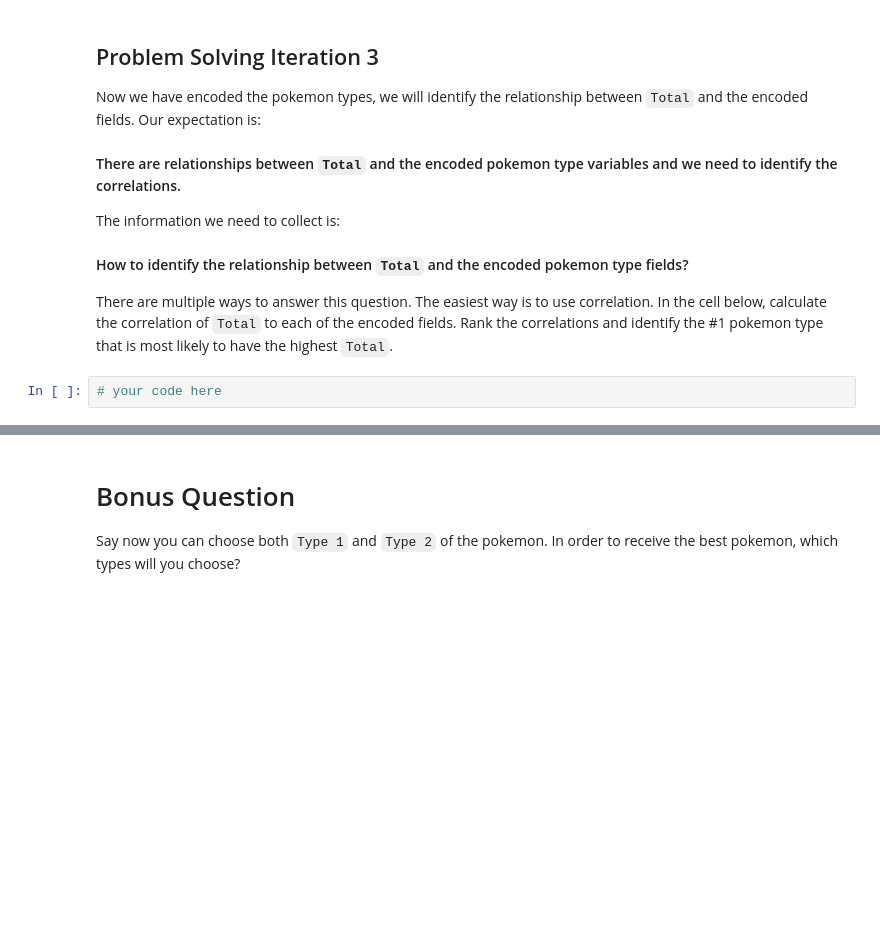
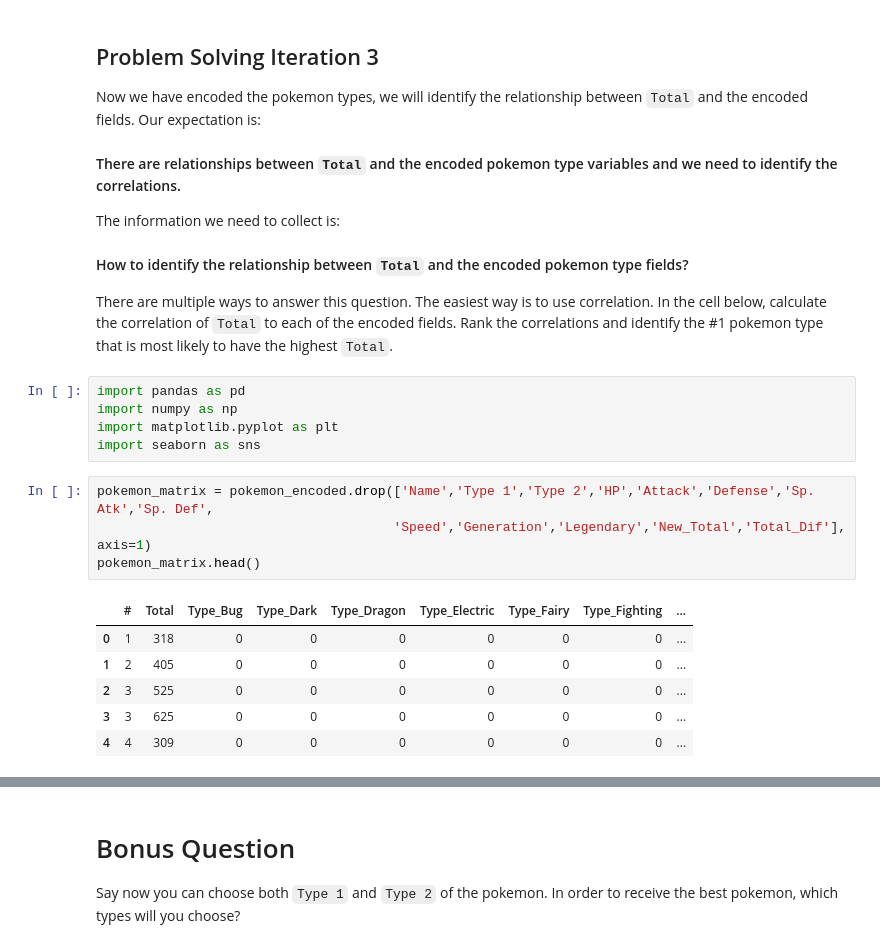
Before and after one commit to Dan2024IronHack/lab-dataframe-calculations, a Jupyter notebook: your-code/challenge-2.ipynb, the cells around one changed output, grey strips where cells are left out. Saved outputs shown, nothing was run; the diff lists cells and outputs as text; blank space fills up the shorter version.

```diff
--- a/your-code/challenge-2.ipynb
+++ b/your-code/challenge-2.ipynb
@@ -169,5 +190,19 @@ The information we need to collect is:
 #### How to identify the relationship between `Total` and the encoded pokemon type fields?
 
 There are multiple ways to answer this question. The easiest way is to use correlation. In the cell below, calculate the correlation of `Total` to each of the encoded fields. Rank the correlations and identify the #1 pokemon type that is most likely to have the highest `Total`.
-# %%
-# your code here
+# %%
+import pandas as pd
+import numpy as np
+import matplotlib.pyplot as plt
+import seaborn as sns
+# %%
+pokemon_matrix = pokemon_encoded.drop(['Name','Type 1','Type 2','HP','Attack','Defense','Sp. Atk','Sp. Def',
+                                      'Speed','Generation','Legendary','New_Total','Total_Dif'], axis=1)
+pokemon_matrix.head()
+# %% [output]
+|  | # | Total | Type_Bug | Type_Dark | Type_Dragon | Type_Electric | Type_Fairy | Type_Fighting | ... |
+| 0 | 1 | 318 | 0 | 0 | 0 | 0 | 0 | 0 | ... |
+| 1 | 2 | 405 | 0 | 0 | 0 | 0 | 0 | 0 | ... |
+| 2 | 3 | 525 | 0 | 0 | 0 | 0 | 0 | 0 | ... |
+| 3 | 3 | 625 | 0 | 0 | 0 | 0 | 0 | 0 | ... |
+| 4 | 4 | 309 | 0 | 0 | 0 | 0 | 0 | 0 | ... |
```
Also changed, not shown: parts of 9 cells of this notebook.
